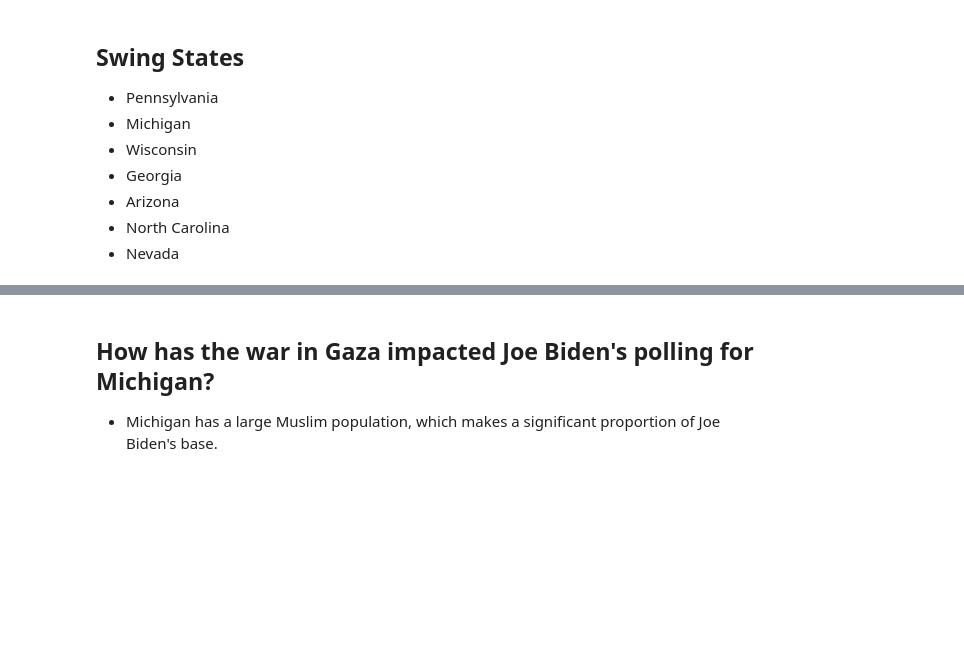
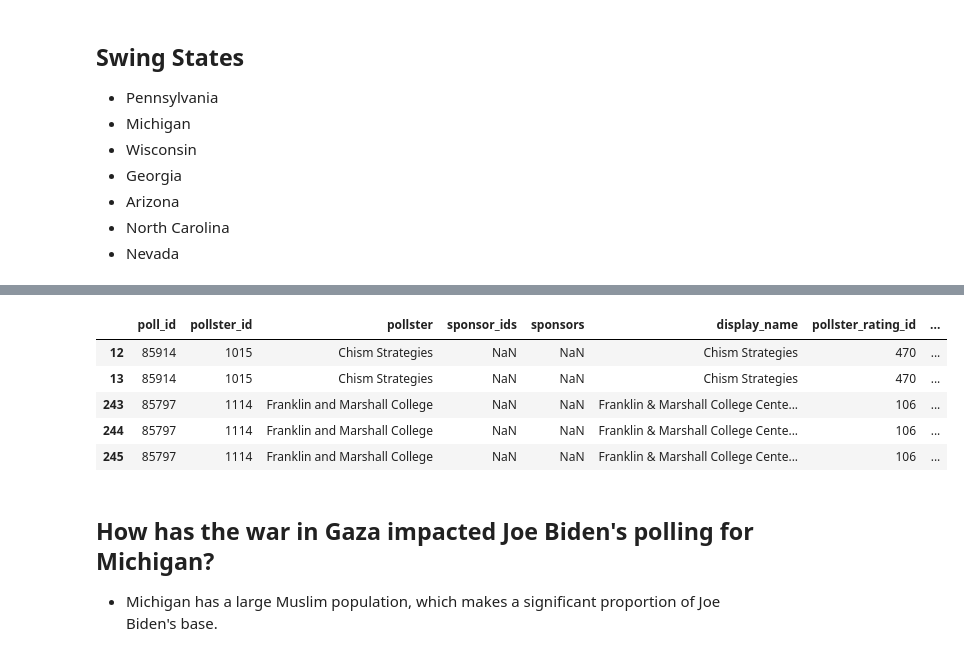
Before and after one commit to robertfeldstein/Election2024, a Jupyter notebook: battle_grounds.ipynb, the cells around one changed output, grey strips where cells are left out. Drawn from its saved outputs; the diff is of its cells as text; code cells hidden in the pictures; blank space fills up the shorter version.

```diff
--- a/battle_grounds.ipynb
+++ b/battle_grounds.ipynb
@@ -31,16 +32,25 @@ df.head()
 # %%
 #Define a function to grab the data by state
 
 
 def get_state_data(state,df):
     state_data = df[df['state'] == state]
     return state_data.copy()
 
 pa = get_state_data('Pennsylvania',df)
 mi = get_state_data('Michigan',df)
 wi = get_state_data('Wisconsin',df)
 ga = get_state_data('Georgia',df)
 az = get_state_data('Arizona',df)
 nc = get_state_data('North Carolina',df)
 nv = get_state_data('Nevada',df)
 states = [pa,mi,wi,ga,az,nc,nv]
+
+pa.head()
+# %% [output]
+|  | poll_id | pollster_id | pollster | sponsor_ids | sponsors | display_name | pollster_rating_id | ... |
+| 12 | 85914 | 1015 | Chism Strategies | NaN | NaN | Chism Strategies | 470 | ... |
+| 13 | 85914 | 1015 | Chism Strategies | NaN | NaN | Chism Strategies | 470 | ... |
+| 243 | 85797 | 1114 | Franklin and Marshall College | NaN | NaN | Franklin & Marshall College Cente... | 106 | ... |
+| 244 | 85797 | 1114 | Franklin and Marshall College | NaN | NaN | Franklin & Marshall College Cente... | 106 | ... |
+| 245 | 85797 | 1114 | Franklin and Marshall College | NaN | NaN | Franklin & Marshall College Cente... | 106 | ... |
```
Also changed, not shown: parts of 11 cells of this notebook.
